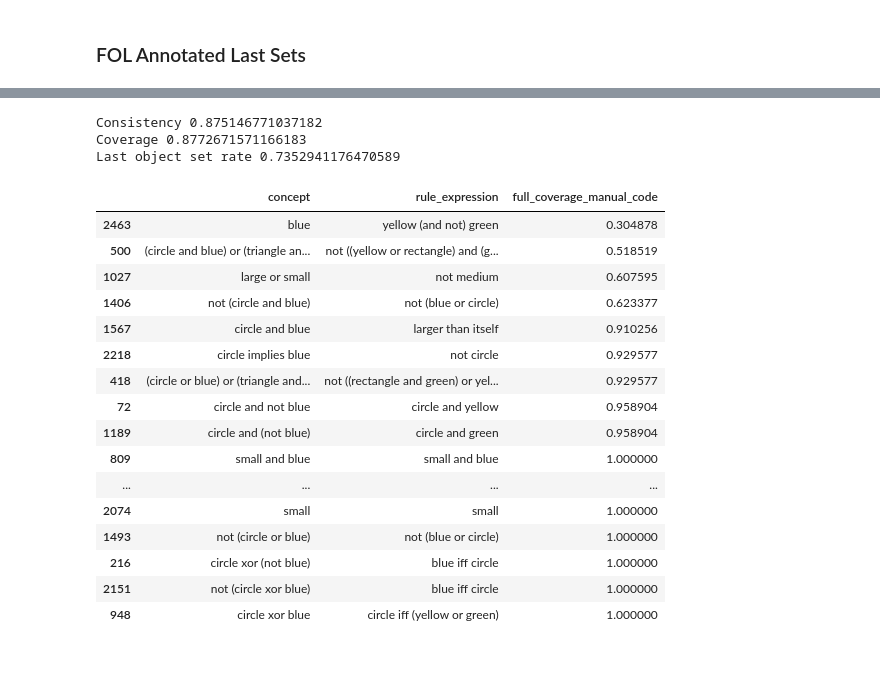
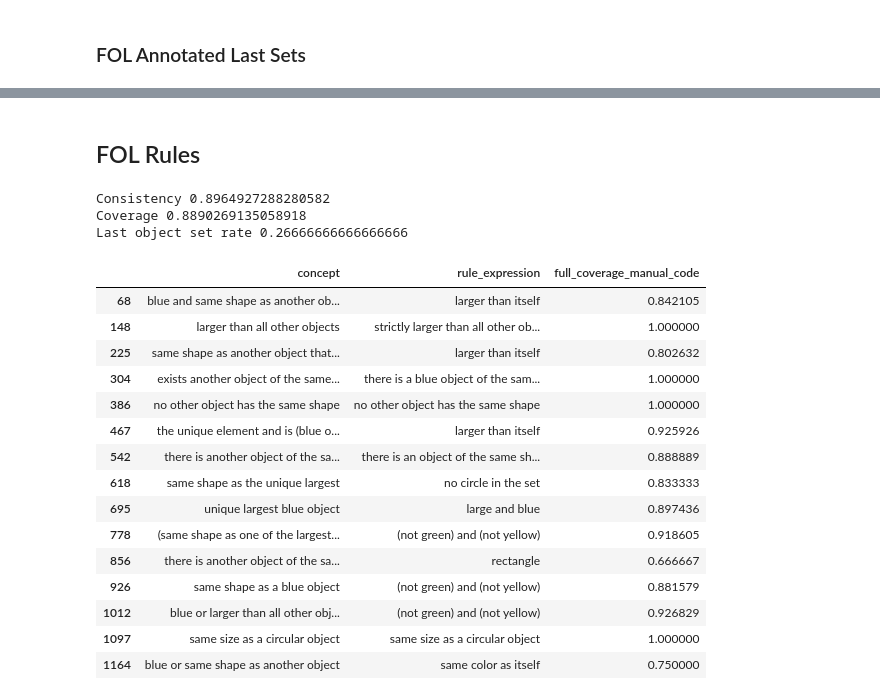
Before and after one commit to mariebiscuit/calibration-rule-learning, a Jupyter notebook: analysis/experiment_2.ipynb, the cells around one changed output, grey strips where cells are left out. Saved outputs shown, nothing was run; the diff lists cells and outputs as text; code cells hidden in the pictures; blank space fills up the shorter version.

```diff
--- a/analysis/experiment_2.ipynb
+++ b/analysis/experiment_2.ipynb
@@ -412,0 +567,2 @@ manual_rule_coverage = check_rule_coverage(df).sort_values(['coverage_manual_cod
+# %% [markdown]
+## FOL Rules
@@ -415,26 +574,26 @@ manual_rule_coverage.sort_values(by=['Unnamed: 0']).to_csv('./results/experiment
 # %%
+manual_rule_coverage = pd.read_csv('./results/experiment_2/PTG16_model_fol_rules_annotated_subset_stats.csv')
 print("Consistency", manual_rule_coverage['consistency'].mean())
 print("Coverage", manual_rule_coverage['coverage_manual_code'].mean())
-print("Last object set rate", (manual_rule_coverage[manual_rule_coverage['set'] == 24].drop_duplicates('concept').loc[:, ['concept', 'rule_expression', 'full_coverage_manual_code']] == 1)['full_coverage_manual_code'].mean())
+print("Last object set rate", (manual_rule_coverage[manual_rule_coverage['set'] == 25].drop_duplicates('concept').loc[:, ['concept', 'rule_expression', 'full_coverage_manual_code']] == 1)['full_coverage_manual_code'].mean())
 manual_rule_coverage[manual_rule_coverage['set'] == 24].drop_duplicates('concept').loc[:, ['concept', 'rule_expression', 'full_coverage_manual_code']]
 # %% [output]
-Consistency 0.875146771037182
-Coverage 0.8772671571166183
-Last object set rate 0.7352941176470589
+Consistency 0.8964927288280582
+Coverage 0.8890269135058918
+Last object set rate 0.26666666666666666
 |  | concept | rule_expression | full_coverage_manual_code |
-| 2463 | blue | yellow (and not) green | 0.304878 |
-| 500 | (circle and blue) or (triangle an... | not ((yellow or rectangle) and (g... | 0.518519 |
-| 1027 | large or small | not medium | 0.607595 |
-| 1406 | not (circle and blue) | not (blue or circle) | 0.623377 |
-| 1567 | circle and blue | larger than itself | 0.910256 |
-| 2218 | circle implies blue | not circle | 0.929577 |
-| 418 | (circle or blue) or (triangle and... | not ((rectangle and green) or yel... | 0.929577 |
-| 72 | circle and not blue | circle and yellow | 0.958904 |
-| 1189 | circle and (not blue) | circle and green | 0.958904 |
-| 809 | small and blue | small and blue | 1.000000 |
-| ... | ... | ... | ... |
-| 2074 | small | small | 1.000000 |
-| 1493 | not (circle or blue) | not (blue or circle) | 1.000000 |
-| 216 | circle xor (not blue) | blue iff circle | 1.000000 |
-| 2151 | not (circle xor blue) | blue iff circle | 1.000000 |
-| 948 | circle xor blue | circle iff (yellow or green) | 1.000000 |
+| 68 | blue and same shape as another ob... | larger than itself | 0.842105 |
+| 148 | larger than all other objects | strictly larger than all other ob... | 1.000000 |
+| 225 | same shape as another object that... | larger than itself | 0.802632 |
+| 304 | exists another object of the same... | there is a blue object of the sam... | 1.000000 |
+| 386 | no other object has the same shape | no other object has the same shape | 1.000000 |
+| 467 | the unique element and is (blue o... | larger than itself | 0.925926 |
+| 542 | there is another object of the sa... | there is an object of the same sh... | 0.888889 |
+| 618 | same shape as the unique largest | no circle in the set | 0.833333 |
+| 695 | unique largest blue object | large and blue | 0.897436 |
+| 778 | (same shape as one of the largest... | (not green) and (not yellow) | 0.918605 |
+| 856 | there is another object of the sa... | rectangle | 0.666667 |
+| 926 | same shape as a blue object | (not green) and (not yellow) | 0.881579 |
+| 1012 | blue or larger than all other obj... | (not green) and (not yellow) | 0.926829 |
+| 1097 | same size as a circular object | same size as a circular object | 1.000000 |
+| 1164 | blue or same shape as another object | same color as itself | 0.750000 |
```
Also changed, not shown: parts of 41 cells of this notebook, 56 other files.
